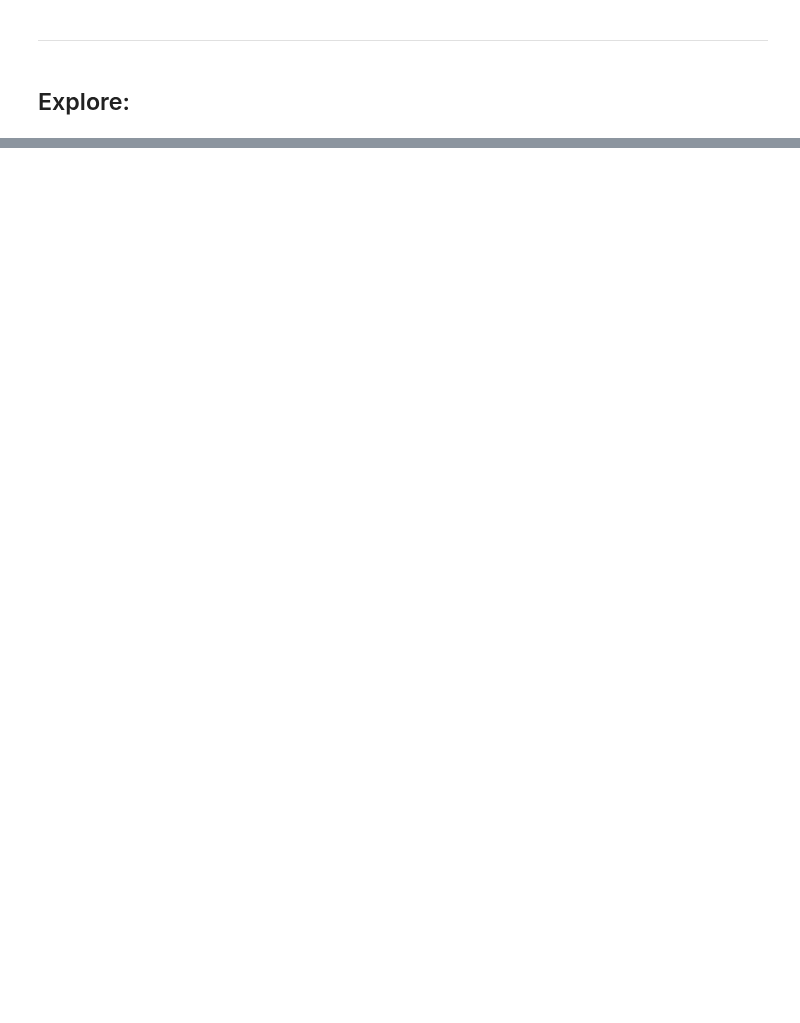
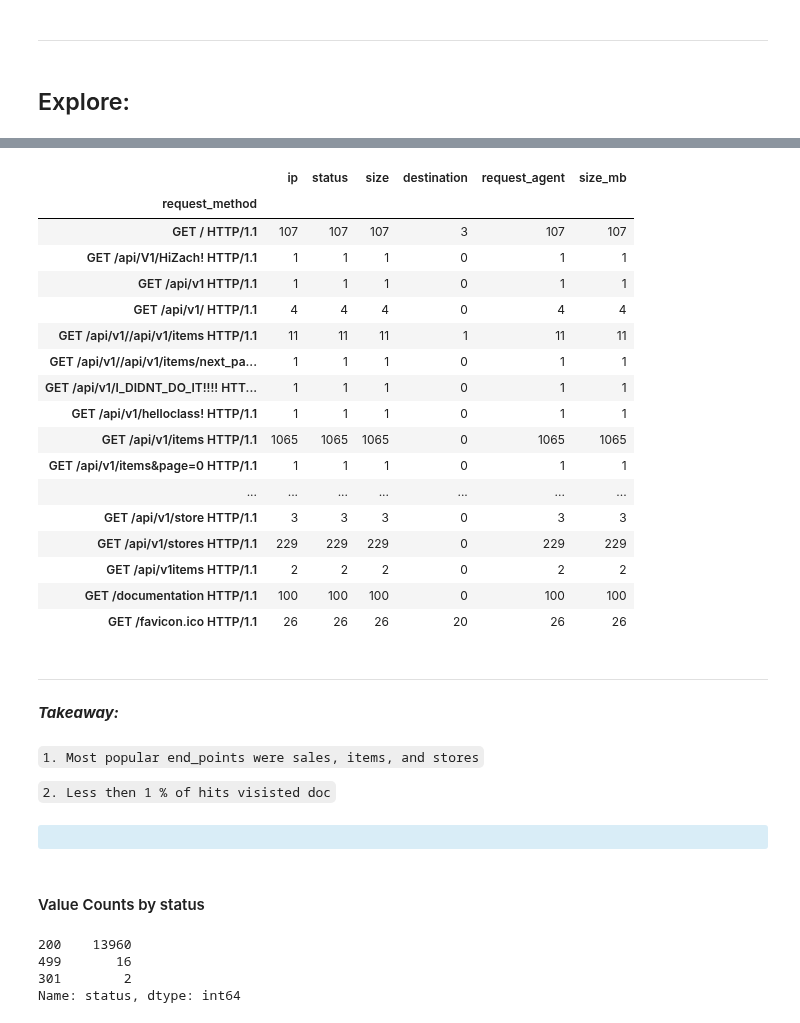
Before and after one commit to CSolitaire/anomaly-detection-exercises, a Jupyter notebook: discrete_anomaly_detection.ipynb, the cells around one changed output, grey strips where cells are left out. Saved outputs shown, nothing was run; the diff lists cells and outputs as text; code cells hidden in the pictures; blank space fills up the shorter version.

```diff
--- a/discrete_anomaly_detection.ipynb
+++ b/discrete_anomaly_detection.ipynb
@@ -147,0 +222,39 @@ df.head()
+# %%
+df.groupby('request_method').count()
+# %% [output]
+|  | ip | status | size | destination | request_agent | size_mb |
+| request_method |  |  |  |  |  |  |
+| GET / HTTP/1.1 | 107 | 107 | 107 | 3 | 107 | 107 |
+| GET /api/V1/HiZach! HTTP/1.1 | 1 | 1 | 1 | 0 | 1 | 1 |
+| GET /api/v1 HTTP/1.1 | 1 | 1 | 1 | 0 | 1 | 1 |
+| GET /api/v1/ HTTP/1.1 | 4 | 4 | 4 | 0 | 4 | 4 |
+| GET /api/v1//api/v1/items HTTP/1.1 | 11 | 11 | 11 | 1 | 11 | 11 |
+| GET /api/v1//api/v1/items/next_pa... | 1 | 1 | 1 | 0 | 1 | 1 |
+| GET /api/v1/I_DIDNT_DO_IT!!!! HTT... | 1 | 1 | 1 | 0 | 1 | 1 |
+| GET /api/v1/helloclass! HTTP/1.1 | 1 | 1 | 1 | 0 | 1 | 1 |
+| GET /api/v1/items HTTP/1.1 | 1065 | 1065 | 1065 | 0 | 1065 | 1065 |
+| GET /api/v1/items&page=0 HTTP/1.1 | 1 | 1 | 1 | 0 | 1 | 1 |
+| ... | ... | ... | ... | ... | ... | ... |
+| GET /api/v1/store HTTP/1.1 | 3 | 3 | 3 | 0 | 3 | 3 |
+| GET /api/v1/stores HTTP/1.1 | 229 | 229 | 229 | 0 | 229 | 229 |
+| GET /api/v1items HTTP/1.1 | 2 | 2 | 2 | 0 | 2 | 2 |
+| GET /documentation HTTP/1.1 | 100 | 100 | 100 | 0 | 100 | 100 |
+| GET /favicon.ico HTTP/1.1 | 26 | 26 | 26 | 20 | 26 | 26 |
+# %% [markdown]
+***
+***Takeaway:***
+# %% [markdown]
+`1. Most popular end_points were sales, items, and stores`
+
+`2. Less then 1 % of hits visisted doc`
+# %% [markdown]
+<div class="alert alert-block alert-info"><b></b>
+# %% [markdown]
+#### Value Counts by status
+# %%
+df.status.value_counts(dropna=False)
+# %% [output]
+200    13960
+499       16
+301        2
+Name: status, dtype: int64
```
Also changed, not shown: parts of 25 cells of this notebook.
